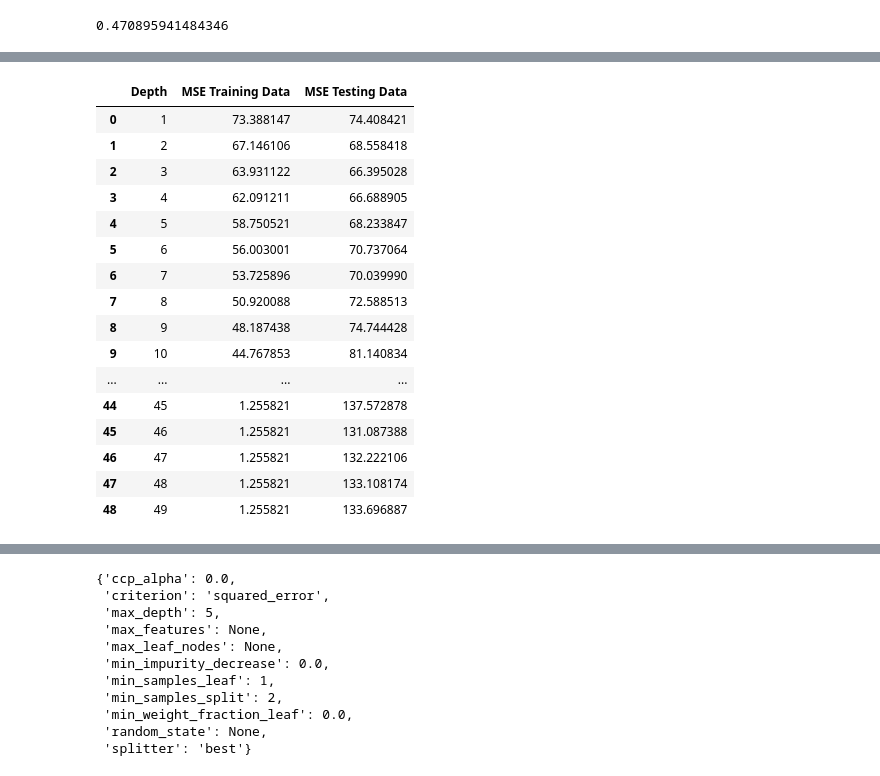
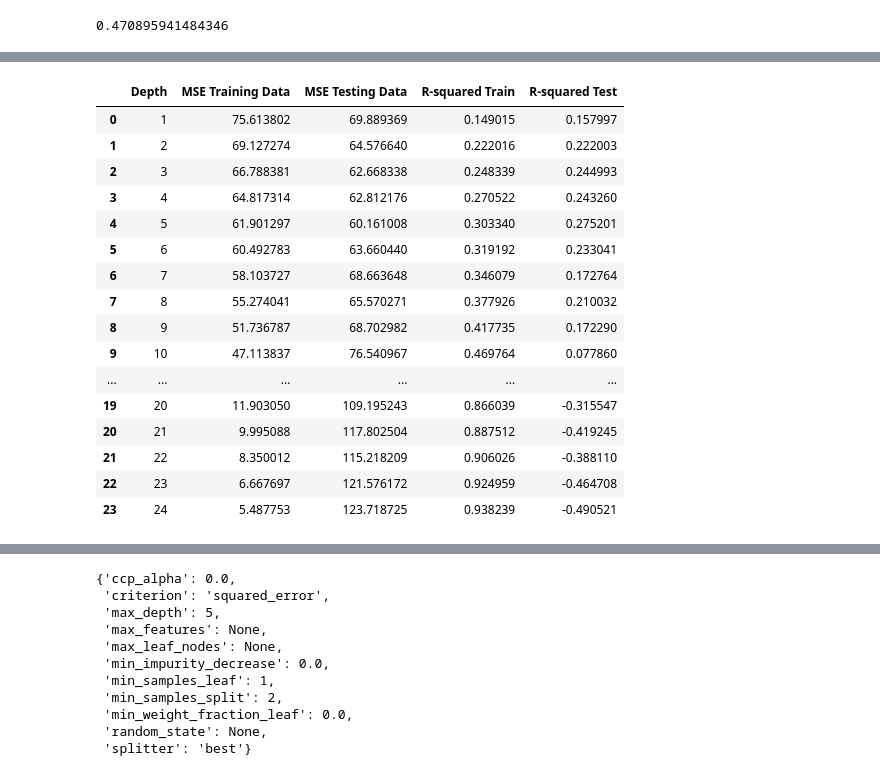
Before and after one commit to farrukh-ahmed/Case-Studies---Project-1, a Jupyter notebook: Notebooks/Week03-Data_preparation-Farrukh.ipynb, the cells around one changed output, grey strips where cells are left out. Saved outputs shown, nothing was run; the diff lists cells and outputs as text; code cells hidden in the pictures.

```diff
--- a/Notebooks/Week03-Data_preparation-Farrukh.ipynb
+++ b/Notebooks/Week03-Data_preparation-Farrukh.ipynb
@@ -508,7 +519,7 @@ RMSE_test = []
 
 mse_rows = []
 
-for i in range(1,50):
+for i in range(1,25):
     regression_model = DecisionTreeRegressor(criterion="squared_error",max_depth=i)
     regression_model.fit(X_train,y_train)
     predicted_train = regression_model.predict(X_train)
@@ -517,14 +528,21 @@ for i in range(1,50):
     RMSE_train.append(mse_train)
     mse_test = mean_squared_error(y_test,predicted_test)
     RMSE_test.append(mse_test)
+    rsquared_test = regression_model.score(X_test,y_test)
+    rsquared_train = regression_model.score(X_train, y_train)
+
+    mse_rows.append([i,mse_train,mse_test,rsquared_train,rsquared_test])
+
 
 
 df_mse = pd.DataFrame(mse_rows, columns=["Depth", "MSE Training Data","MSE Testing Data","R-squared Train","R-squared Test"])
-ax0.plot(range(1,50),RMSE_test,label='Test_Data')
-ax0.plot(range(1,50),RMSE_train,label='Train_Data')
+ax0.plot(range(1,25),RMSE_test,label='Test_Data')
+ax0.plot(range(1,25),RMSE_train,label='Train_Data')
 ax0.legend()
 ax0.set_title('MSE with respect to the max depth of the tree')
 ax0.set_xlabel('Max Depth')
 ax0.set_ylabel('MSE of tree with different Depths')
+plt.savefig(os.path.join(PLOT_DIR_NAME, "schaetzwert_by_dia_mse_dt.pdf"), dpi=180, bbox_inches='tight')
+
 plt.show()
 # %% [output]
@@ -532,24 +550,24 @@ plt.show()
 # %%
-df_mse = pd.DataFrame(mse_rows, columns=["Depth", "MSE Training Data","MSE Testing Data"])
+df_mse = pd.DataFrame(mse_rows, columns=["Depth", "MSE Training Data","MSE Testing Data","R-squared Train","R-squared Test"])
 df_mse
 # %% [output]
-|  | Depth | MSE Training Data | MSE Testing Data |
-| 0 | 1 | 73.388147 | 74.408421 |
-| 1 | 2 | 67.146106 | 68.558418 |
-| 2 | 3 | 63.931122 | 66.395028 |
-| 3 | 4 | 62.091211 | 66.688905 |
-| 4 | 5 | 58.750521 | 68.233847 |
-| 5 | 6 | 56.003001 | 70.737064 |
-| 6 | 7 | 53.725896 | 70.039990 |
-| 7 | 8 | 50.920088 | 72.588513 |
-| 8 | 9 | 48.187438 | 74.744428 |
-| 9 | 10 | 44.767853 | 81.140834 |
-| ... | ... | ... | ... |
-| 44 | 45 | 1.255821 | 137.572878 |
-| 45 | 46 | 1.255821 | 131.087388 |
-| 46 | 47 | 1.255821 | 132.222106 |
-| 47 | 48 | 1.255821 | 133.108174 |
-| 48 | 49 | 1.255821 | 133.696887 |
+|  | Depth | MSE Training Data | MSE Testing Data | R-squared Train | R-squared Test |
+| 0 | 1 | 75.613802 | 69.889369 | 0.149015 | 0.157997 |
+| 1 | 2 | 69.127274 | 64.576640 | 0.222016 | 0.222003 |
+| 2 | 3 | 66.788381 | 62.668338 | 0.248339 | 0.244993 |
+| 3 | 4 | 64.817314 | 62.812176 | 0.270522 | 0.243260 |
+| 4 | 5 | 61.901297 | 60.161008 | 0.303340 | 0.275201 |
+| 5 | 6 | 60.492783 | 63.660440 | 0.319192 | 0.233041 |
+| 6 | 7 | 58.103727 | 68.663648 | 0.346079 | 0.172764 |
+| 7 | 8 | 55.274041 | 65.570271 | 0.377926 | 0.210032 |
+| 8 | 9 | 51.736787 | 68.702982 | 0.417735 | 0.172290 |
+| 9 | 10 | 47.113837 | 76.540967 | 0.469764 | 0.077860 |
+| ... | ... | ... | ... | ... | ... |
+| 19 | 20 | 11.903050 | 109.195243 | 0.866039 | -0.315547 |
+| 20 | 21 | 9.995088 | 117.802504 | 0.887512 | -0.419245 |
+| 21 | 22 | 8.350012 | 115.218209 | 0.906026 | -0.388110 |
+| 22 | 23 | 6.667697 | 121.576172 | 0.924959 | -0.464708 |
+| 23 | 24 | 5.487753 | 123.718725 | 0.938239 | -0.490521 |
 # %%
 fig = plt.figure(figsize=(25,20))
 tree.plot_tree(dtree_sys_2, fontsize=12, filled=True)
```
Also changed, not shown: parts of 8 cells of this notebook, 8 other files.
